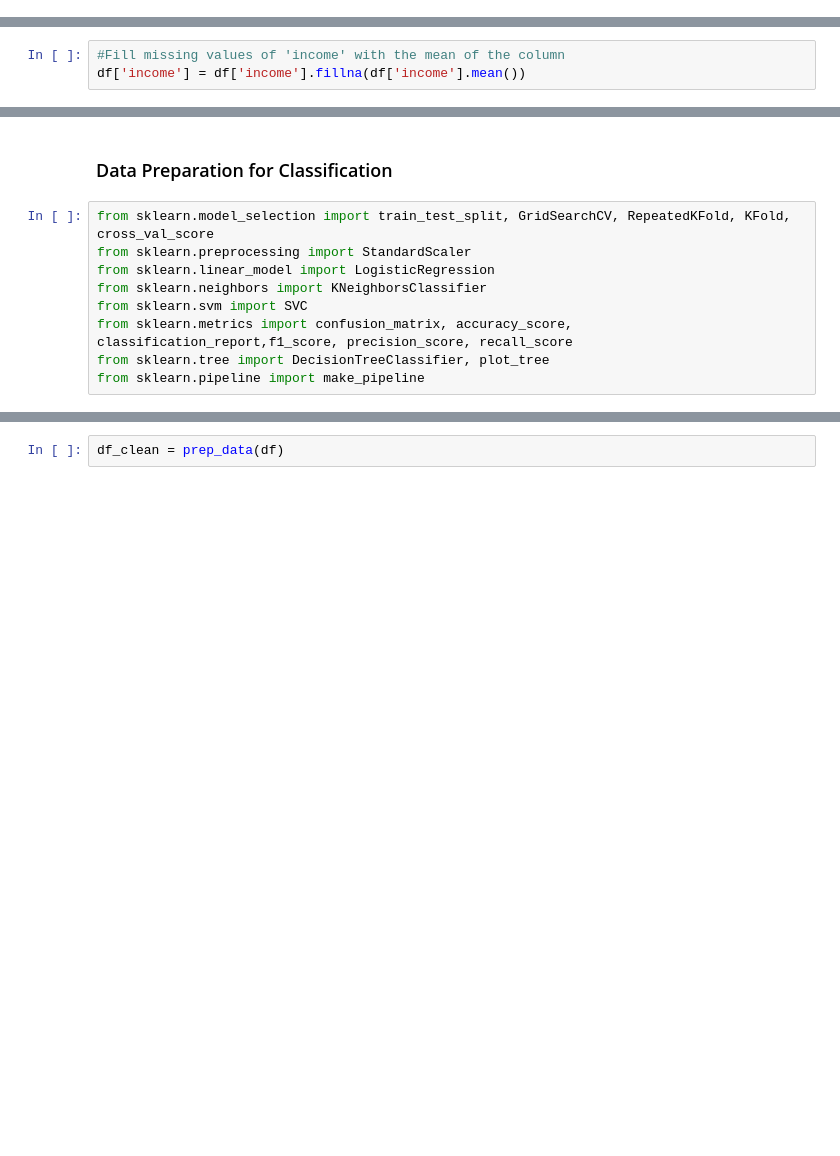
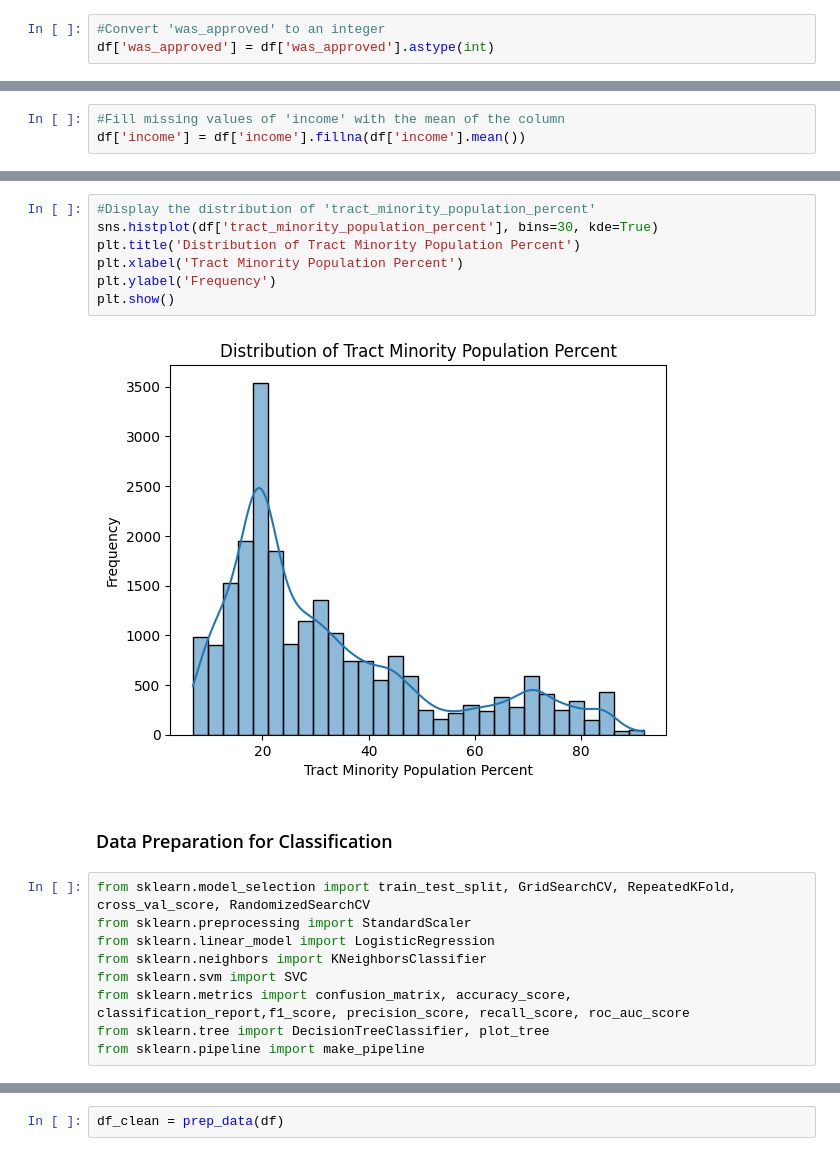
Before and after one commit to chance-roberts/DATA6550-Housing-Bias, a Jupyter notebook: Code/Roberts/CRoberts_Housing_Bias.ipynb, the cells around one changed output, grey strips where cells are left out. Saved outputs shown, nothing was run; the diff lists cells and outputs as text; blank space fills up the shorter version.

```diff
--- a/Code/Roberts/CRoberts_Housing_Bias.ipynb
+++ b/Code/Roberts/CRoberts_Housing_Bias.ipynb
@@ -67,6 +67,9 @@ df = df[df['census_tract'].isin(census_tracts)]
 # %%
 #Fill missing values of 'covenant_density'
 df['covenant_density'] = df['covenant_density'].fillna('No Covenants')
+# %%
+#Convert 'was_approved' to an integer
+df['was_approved'] = df['was_approved'].astype(int)
 # %%
 df.info()
 # %% [output]
@@ -221,12 +239,21 @@ df['income'] = df['income'].fillna(df['income'].mean())
+# %%
+#Display the distribution of 'tract_minority_population_percent'
+sns.histplot(df['tract_minority_population_percent'], bins=30, kde=True)
+plt.title('Distribution of Tract Minority Population Percent')
+plt.xlabel('Tract Minority Population Percent')
+plt.ylabel('Frequency')
+plt.show()
+# %% [output]
+[figure, added]
 # %% [markdown]
 ### Data Preparation for Classification
 # %%
-from sklearn.model_selection import train_test_split, GridSearchCV, RepeatedKFold, KFold, cross_val_score
+from sklearn.model_selection import train_test_split, GridSearchCV, RepeatedKFold, cross_val_score, RandomizedSearchCV
 from sklearn.preprocessing import StandardScaler
 from sklearn.linear_model import LogisticRegression
 from sklearn.neighbors import KNeighborsClassifier
 from sklearn.svm import SVC
-from sklearn.metrics import confusion_matrix, accuracy_score, classification_report,f1_score, precision_score, recall_score
+from sklearn.metrics import confusion_matrix, accuracy_score, classification_report,f1_score, precision_score, recall_score, roc_auc_score
 from sklearn.tree import DecisionTreeClassifier, plot_tree
 from sklearn.pipeline import make_pipeline
 # %%
```
Also changed, not shown: parts of 48 cells of this notebook.
